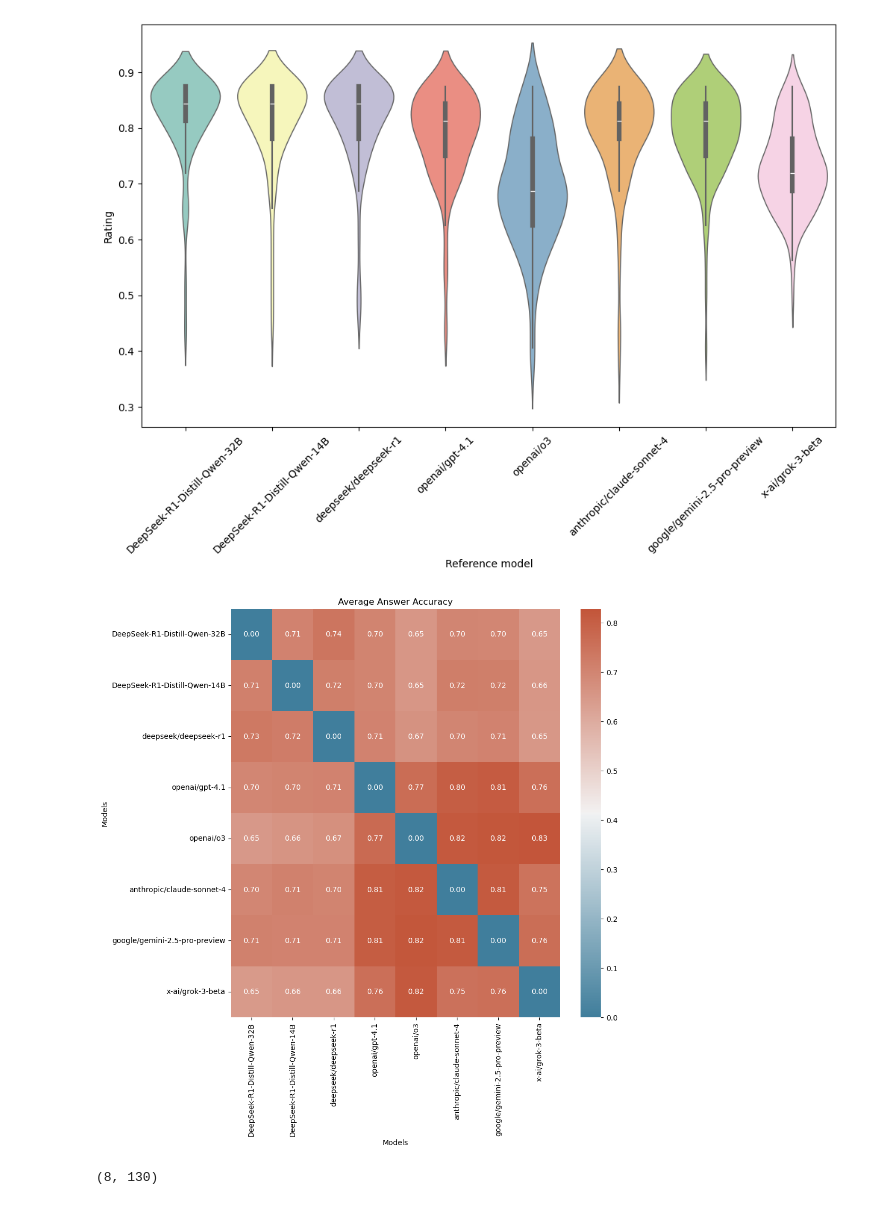
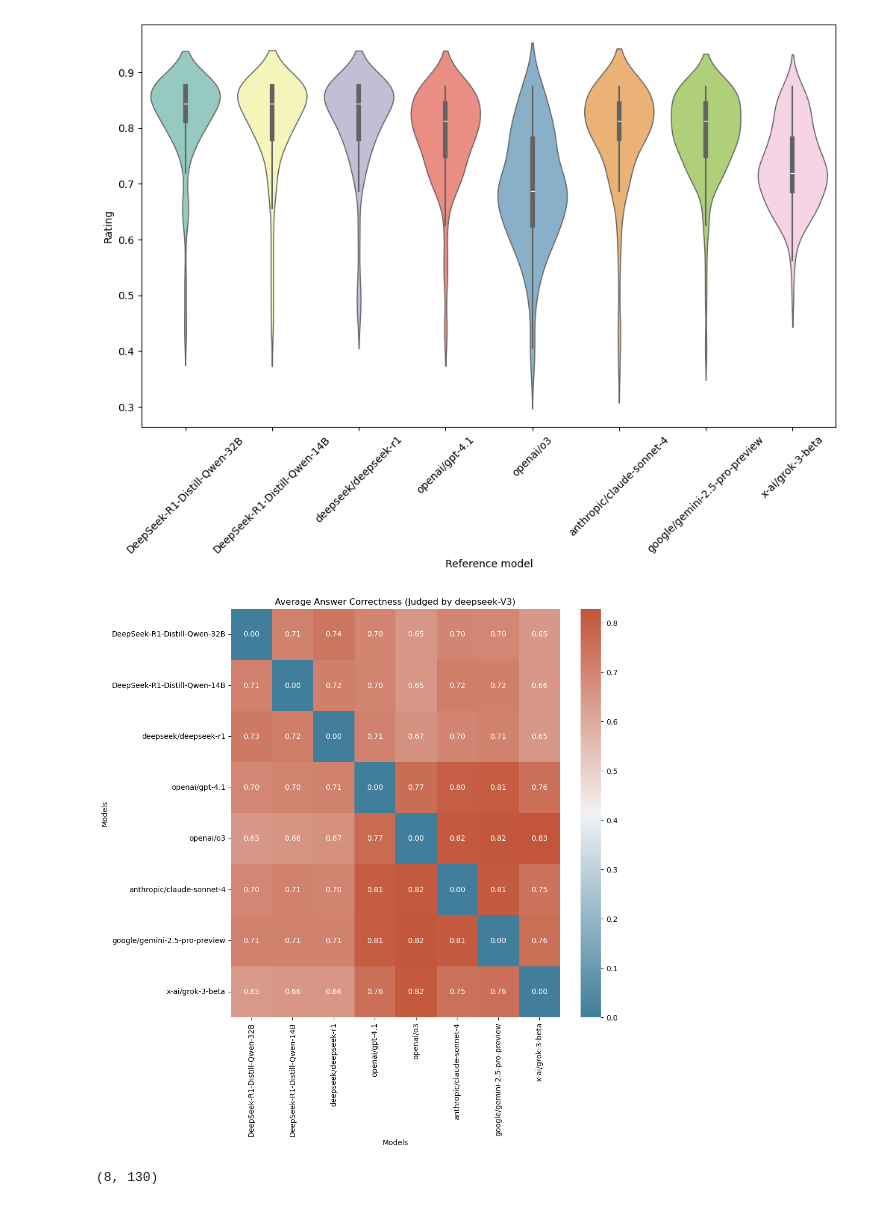
Before and after one commit to ZhengtingHe/Fusion_LLM_Eval, a Jupyter notebook: results_overview.ipynb, the cells around one changed output. Drawn from its saved outputs; the diff is of its cells as text; code cells hidden in the pictures.

```diff
--- a/results_overview.ipynb
+++ b/results_overview.ipynb
@@ -133,9 +133,9 @@ plt.show()
 correctness_matrix = np.load('deepeval_correctness_matrix.npy')
 # %%
 correctness_mean = np.mean(correctness_matrix, axis=2)
-plot_matrix(correctness_mean, alter_names)
+plot_matrix(correctness_mean, alter_names, title="Average Answer Correctness (Judged by deepseek-V3)")
 # %% [output]
-[figure, old version]
+[figure, new version]
 # %%
 mean_correctness = np.mean(correctness_matrix, axis=1)
 print(mean_correctness.shape)
```
Also changed, not shown: parts of 1 cell of this notebook, 7 other files.
